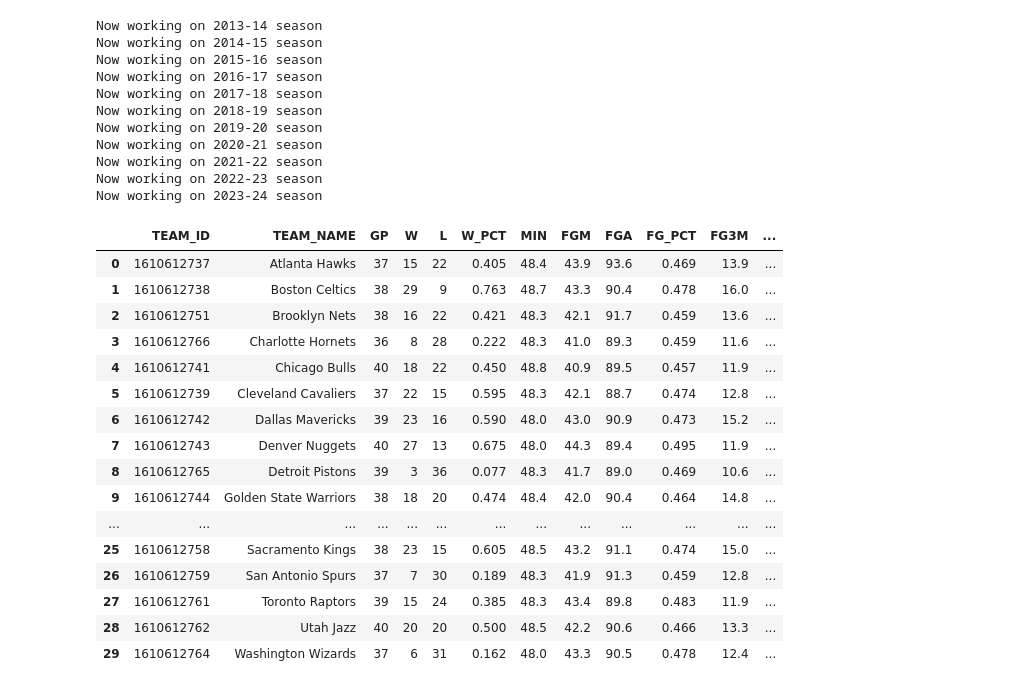
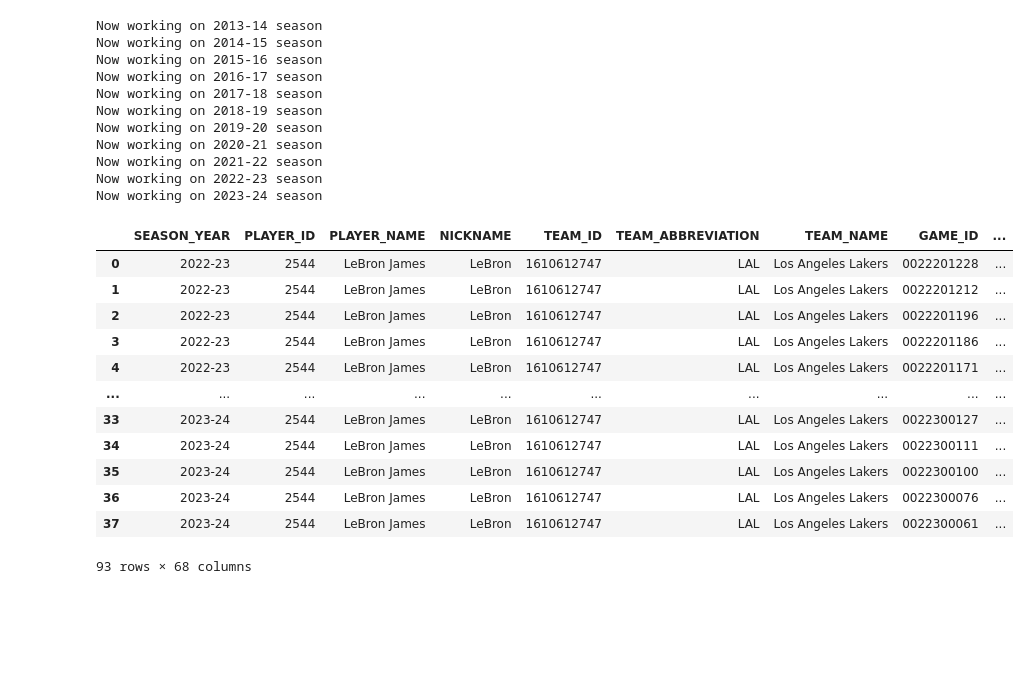
Before and after one commit to pickage-sports/scraper, a Jupyter notebook: game_logs_request.ipynb, the cells around one changed output. Cells and saved outputs as stored; diff of their text form; code cells hidden in the pictures; blank space fills up the shorter version.

Commit message:
all game logs notebook

```diff
--- a/game_logs_request.ipynb
+++ b/game_logs_request.ipynb
@@ -233,22 +106,4 @@ team_stats_df = pd.concat(dfs, sort=False)
 #team_stats_df.count()
 # %%
 current_season_df = team_stats_df.loc[team_stats_df['season_id'] == "2023-24"]
-current_season_df
+#current_season_df
-# %% [output]
-|  | TEAM_ID | TEAM_NAME | GP | W | L | W_PCT | MIN | FGM | FGA | FG_PCT | FG3M | ... |
-| 0 | 1610612737 | Atlanta Hawks | 37 | 15 | 22 | 0.405 | 48.4 | 43.9 | 93.6 | 0.469 | 13.9 | ... |
-| 1 | 1610612738 | Boston Celtics | 38 | 29 | 9 | 0.763 | 48.7 | 43.3 | 90.4 | 0.478 | 16.0 | ... |
-| 2 | 1610612751 | Brooklyn Nets | 38 | 16 | 22 | 0.421 | 48.3 | 42.1 | 91.7 | 0.459 | 13.6 | ... |
-| 3 | 1610612766 | Charlotte Hornets | 36 | 8 | 28 | 0.222 | 48.3 | 41.0 | 89.3 | 0.459 | 11.6 | ... |
-| 4 | 1610612741 | Chicago Bulls | 40 | 18 | 22 | 0.450 | 48.8 | 40.9 | 89.5 | 0.457 | 11.9 | ... |
-| 5 | 1610612739 | Cleveland Cavaliers | 37 | 22 | 15 | 0.595 | 48.3 | 42.1 | 88.7 | 0.474 | 12.8 | ... |
-| 6 | 1610612742 | Dallas Mavericks | 39 | 23 | 16 | 0.590 | 48.0 | 43.0 | 90.9 | 0.473 | 15.2 | ... |
-| 7 | 1610612743 | Denver Nuggets | 40 | 27 | 13 | 0.675 | 48.0 | 44.3 | 89.4 | 0.495 | 11.9 | ... |
-| 8 | 1610612765 | Detroit Pistons | 39 | 3 | 36 | 0.077 | 48.3 | 41.7 | 89.0 | 0.469 | 10.6 | ... |
-| 9 | 1610612744 | Golden State Warriors | 38 | 18 | 20 | 0.474 | 48.4 | 42.0 | 90.4 | 0.464 | 14.8 | ... |
-| ... | ... | ... | ... | ... | ... | ... | ... | ... | ... | ... | ... | ... |
-| 25 | 1610612758 | Sacramento Kings | 38 | 23 | 15 | 0.605 | 48.5 | 43.2 | 91.1 | 0.474 | 15.0 | ... |
-| 26 | 1610612759 | San Antonio Spurs | 37 | 7 | 30 | 0.189 | 48.3 | 41.9 | 91.3 | 0.459 | 12.8 | ... |
-| 27 | 1610612761 | Toronto Raptors | 39 | 15 | 24 | 0.385 | 48.3 | 43.4 | 89.8 | 0.483 | 11.9 | ... |
-| 28 | 1610612762 | Utah Jazz | 40 | 20 | 20 | 0.500 | 48.5 | 42.2 | 90.6 | 0.466 | 13.3 | ... |
-| 29 | 1610612764 | Washington Wizards | 37 | 6 | 31 | 0.162 | 48.0 | 43.3 | 90.5 | 0.478 | 12.4 | ... |
@@ -254,0 +122,16 @@ current_season_df
+# %%
+all_gamelogs[228]
+# %% [output]
+|  | SEASON_YEAR | PLAYER_ID | PLAYER_NAME | NICKNAME | TEAM_ID | TEAM_ABBREVIATION | TEAM_NAME | GAME_ID | ... |
+| 0 | 2022-23 | 2544 | LeBron James | LeBron | 1610612747 | LAL | Los Angeles Lakers | 0022201228 | ... |
+| 1 | 2022-23 | 2544 | LeBron James | LeBron | 1610612747 | LAL | Los Angeles Lakers | 0022201212 | ... |
+| 2 | 2022-23 | 2544 | LeBron James | LeBron | 1610612747 | LAL | Los Angeles Lakers | 0022201196 | ... |
+| 3 | 2022-23 | 2544 | LeBron James | LeBron | 1610612747 | LAL | Los Angeles Lakers | 0022201186 | ... |
+| 4 | 2022-23 | 2544 | LeBron James | LeBron | 1610612747 | LAL | Los Angeles Lakers | 0022201171 | ... |
+| ... | ... | ... | ... | ... | ... | ... | ... | ... | ... |
+| 33 | 2023-24 | 2544 | LeBron James | LeBron | 1610612747 | LAL | Los Angeles Lakers | 0022300127 | ... |
+| 34 | 2023-24 | 2544 | LeBron James | LeBron | 1610612747 | LAL | Los Angeles Lakers | 0022300111 | ... |
+| 35 | 2023-24 | 2544 | LeBron James | LeBron | 1610612747 | LAL | Los Angeles Lakers | 0022300100 | ... |
+| 36 | 2023-24 | 2544 | LeBron James | LeBron | 1610612747 | LAL | Los Angeles Lakers | 0022300076 | ... |
+| 37 | 2023-24 | 2544 | LeBron James | LeBron | 1610612747 | LAL | Los Angeles Lakers | 0022300061 | ... |
+93 rows × 68 columns
```
Also changed, not shown: parts of 12 cells of this notebook.
